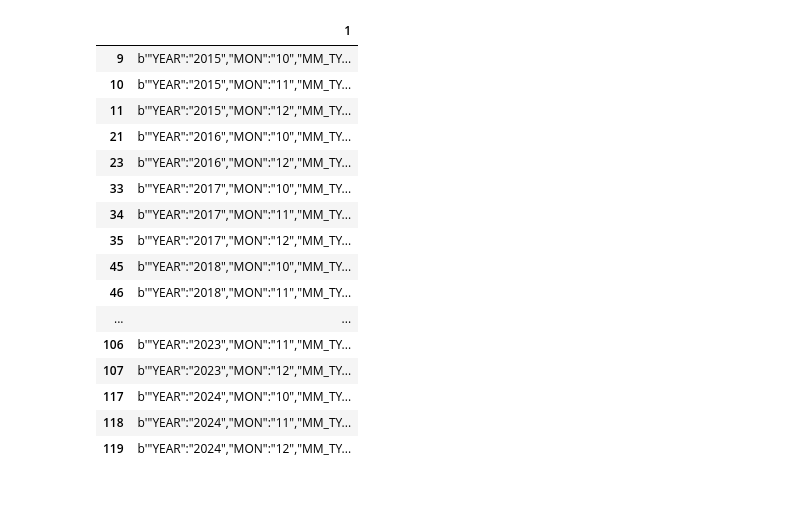
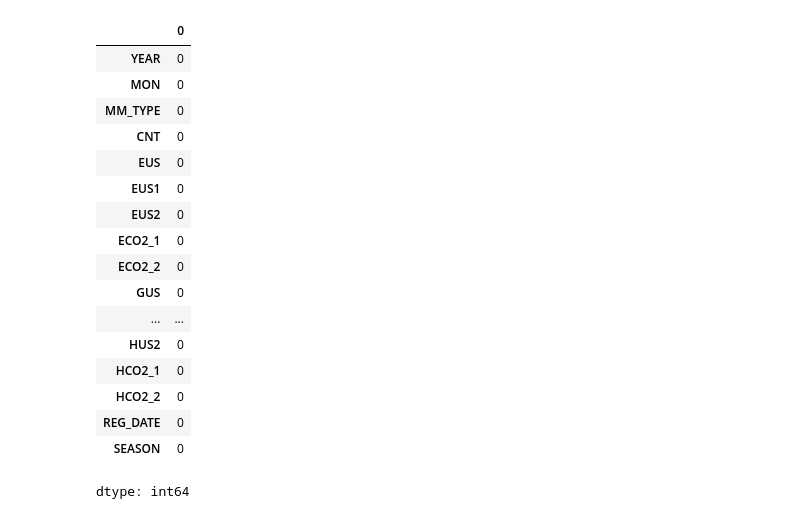
Before and after one commit to KimBooKyeom01/Knou-DataAnalysis, a Jupyter notebook: 오픈소시 기반 데이터 분석 과제.ipynb, the cells around one changed output. Saved outputs shown, nothing was run; the diff lists cells and outputs as text; code cells hidden in the pictures.

```diff
--- a/오픈소시 기반 데이터 분석 과제.ipynb
+++ b/오픈소시 기반 데이터 분석 과제.ipynb
@@ -10,7 +10,7 @@ params = {
     'TYPE': 'json',
     'SERVICE':'energyUseDataSummaryInfo',
     'START_INDEX': 0,
-    'END_INDEX':5
+    'END_INDEX':7
 }
 
 responses = []
@@ -18,7 +18,7 @@ index = 0
 
 for year in range(2015, 2024+1):
     for month in range(1,12+1):
-        url = f"http://openapi.seoul.go.kr:8088/{api_key}/json/energyUseDataSummaryInfo/1/5/{year}/{month:02}"
+        url = f"http://openapi.seoul.go.kr:8088/{api_key}/json/energyUseDataSummaryInfo/1/7/{year}/{month:02}"
         responses.append(requests.get(url, params=params))
 
         ## 호출 성공/실패 출력
@@ -78,21 +86,22 @@ df
-# %%
-
-df_cleaned = df.dropna(thresh=df.shape[1] - 1)
-# %% [output]
-|  | 1 |
-| 9 | b'"YEAR":"2015","MON":"10","MM_TY... |
-| 10 | b'"YEAR":"2015","MON":"11","MM_TY... |
-| 11 | b'"YEAR":"2015","MON":"12","MM_TY... |
-| 21 | b'"YEAR":"2016","MON":"10","MM_TY... |
-| 23 | b'"YEAR":"2016","MON":"12","MM_TY... |
-| 33 | b'"YEAR":"2017","MON":"10","MM_TY... |
-| 34 | b'"YEAR":"2017","MON":"11","MM_TY... |
-| 35 | b'"YEAR":"2017","MON":"12","MM_TY... |
-| 45 | b'"YEAR":"2018","MON":"10","MM_TY... |
-| 46 | b'"YEAR":"2018","MON":"11","MM_TY... |
-| ... | ... |
-| 106 | b'"YEAR":"2023","MON":"11","MM_TY... |
-| 107 | b'"YEAR":"2023","MON":"12","MM_TY... |
-| 117 | b'"YEAR":"2024","MON":"10","MM_TY... |
-| 118 | b'"YEAR":"2024","MON":"11","MM_TY... |
-| 119 | b'"YEAR":"2024","MON":"12","MM_TY... |
+# %%
+monmap = {'01':'겨울','02':'겨울','03':'봄','04':'봄','05':'봄','06':'여름','07':'여름','08':'여름','09':'가을','10':'가을','11':'가을', '12':'겨울'}
+df['SEASON'] = df['MON'].map(monmap)
+# %% [output]
+|  | 0 |
+| YEAR | 0 |
+| MON | 0 |
+| MM_TYPE | 0 |
+| CNT | 0 |
+| EUS | 0 |
+| EUS1 | 0 |
+| EUS2 | 0 |
+| ECO2_1 | 0 |
+| ECO2_2 | 0 |
+| GUS | 0 |
+| ... | ... |
+| HUS2 | 0 |
+| HCO2_1 | 0 |
+| HCO2_2 | 0 |
+| REG_DATE | 0 |
+| SEASON | 0 |
+dtype: int64
```
Also changed, not shown: parts of 3 cells of this notebook.
